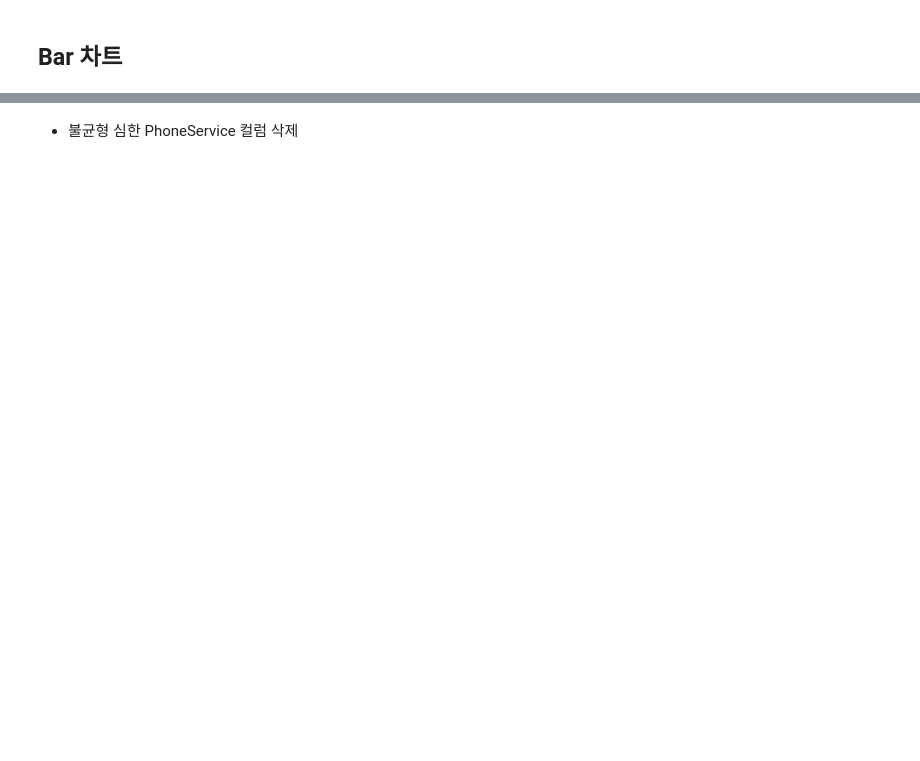
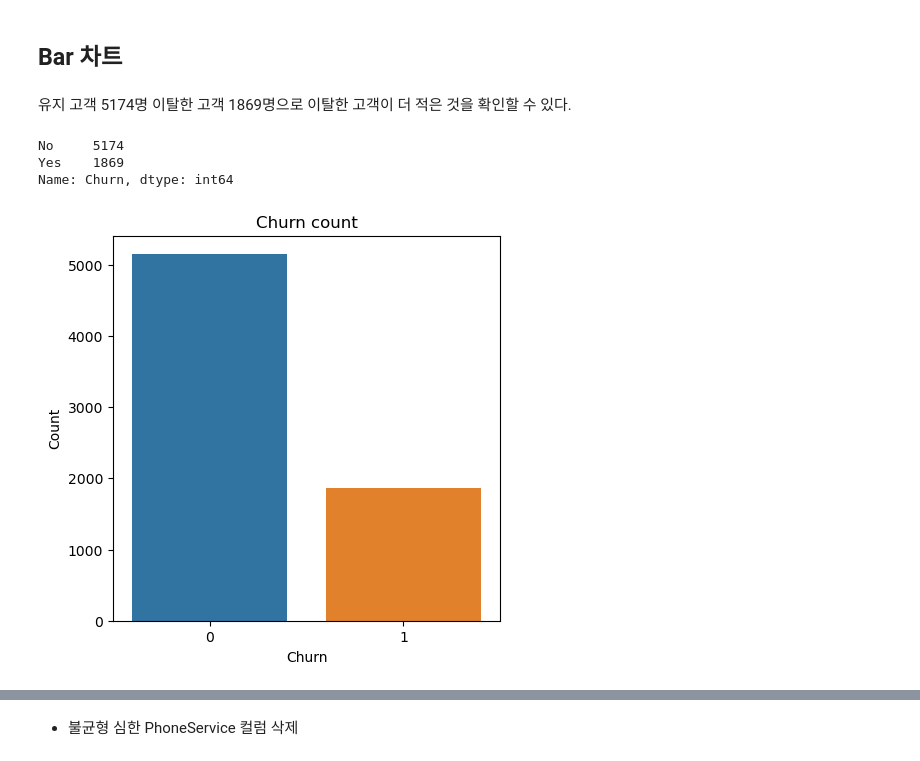
Before and after one commit to EunSeo35/Multicampus_TIL, a Jupyter notebook: 25_파이썬데이터분석_실습_통신사고객이탈.ipynb, the cells around one changed output, grey strips where cells are left out. Drawn from its saved outputs; the diff is of its cells as text; code cells hidden in the pictures; blank space fills up the shorter version.

```diff
--- a/25_파이썬데이터분석_실습_통신사고객이탈.ipynb
+++ b/25_파이썬데이터분석_실습_통신사고객이탈.ipynb
@@ -291,4 +299,24 @@ import matplotlib.pyplot as plt
 # %% [markdown]
 ## Bar 차트
+# %% [markdown]
+유지 고객 5174명 이탈한 고객 1869명으로
+이탈한 고객이 더 적은 것을 확인할 수 있다.
+# %%
+# 이탈률 수
+df['Churn'].value_counts()
+# %% [output]
+No     5174
+Yes    1869
+Name: Churn, dtype: int64
+# %%
+# 이탈률 시각화
+plt.figure(figsize=(5, 5))
+sns.countplot(x='Churn', data=df1)
+plt.xlabel('Churn')
+plt.ylabel('Count')
+plt.title('Churn count')
+plt.show()
+# %% [output]
+[figure, added]
 # %%
 fig = plt.figure()
```
Also changed, not shown: parts of 12 cells of this notebook.
